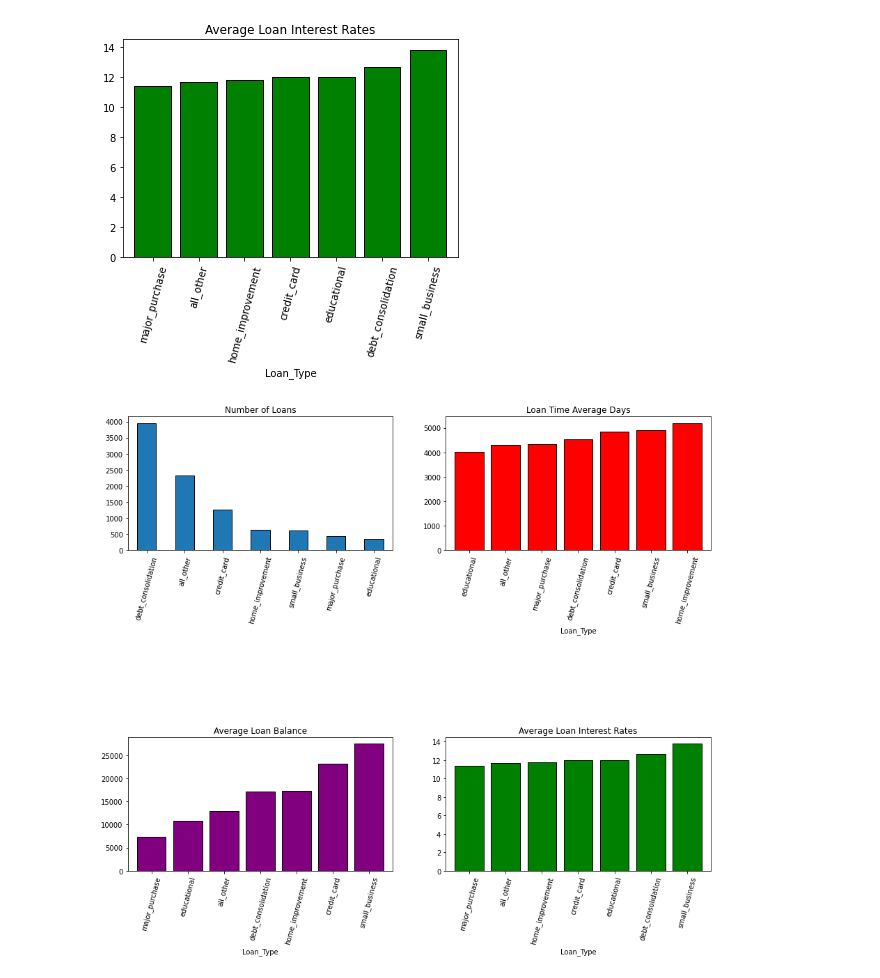
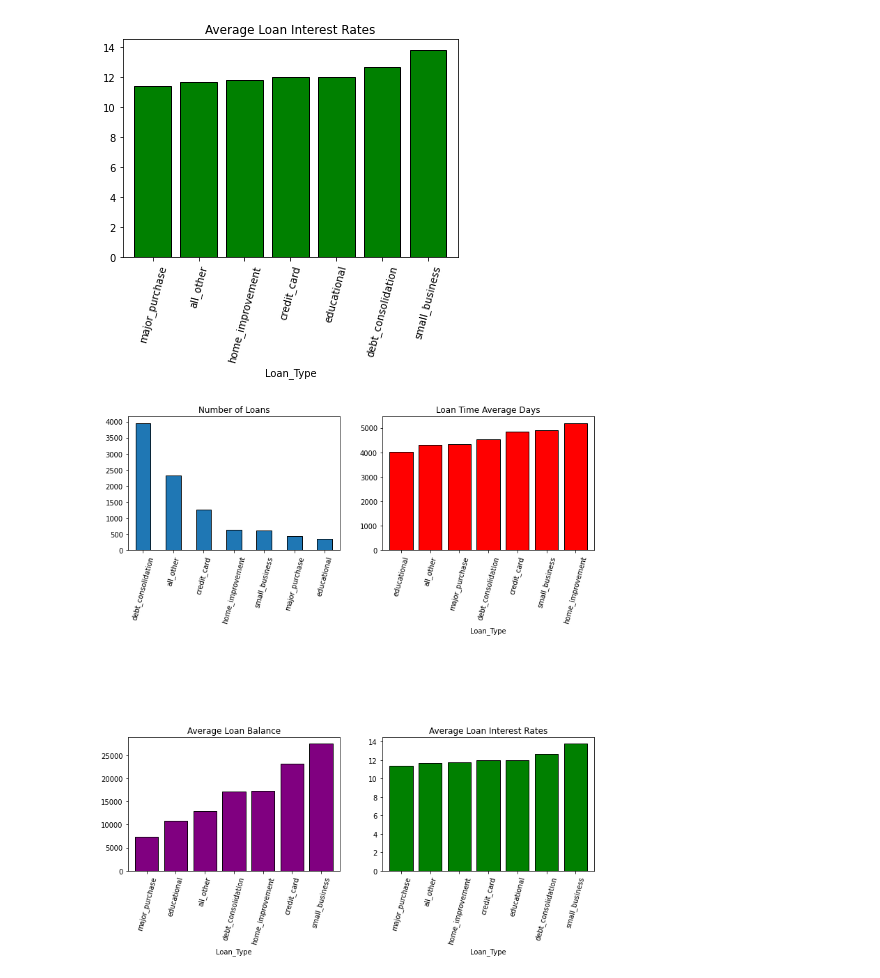
Before and after one commit to paulywog13/loan_data_analysis, a Jupyter notebook: Loan_Data_Analysis.ipynb, the cells around one changed output. Cells and saved outputs as stored; diff of their text form; code cells hidden in the pictures.

Commit message:
Space added to subplots to show plot labels on bar plots.

```diff
--- a/Loan_Data_Analysis.ipynb
+++ b/Loan_Data_Analysis.ipynb
@@ -175,19 +175,19 @@ interest_rate_plot = loan_type_avg_int_rate.plot.bar(title = "Average Loan Inter
 [figure]
 # %%
 #plt.subplot(#tot num of rows, tot num of cols, plot number)
-plt.figure(figsize = (15,12))
+plt.figure(figsize = (12,12))
 plt.subplot(3, 2, 1)
 numbers_plot= loan_numbers.plot.bar(title = "Number of Loans", edgecolor = 'black', rot = 75)
 plt.subplot(3, 2, 2)
 loan_days_plot = loan_type_avg_time.plot.bar(title = "Loan Time Average Days", width = 0.8, edgecolor = 'black',
                                                      color = "r", rot = 75)
 plt.subplot(3, 2, 5)
 loan_balance_plot = loan_type_avg_balance.plot.bar(title = "Average Loan Balance", width = 0.8, edgecolor = 'black',
                                                      color = "purple", rot = 75)
 plt.subplot(3, 2, 6)
 interest_rate_plot = loan_type_avg_int_rate.plot.bar(title = "Average Loan Interest Rates", width = 0.8, edgecolor = 'black',
                                                      color = "g", rot = 75)
 
 plt.show()
 # %% [output]
-[figure, old version]
+[figure, new version]
```
Also changed, not shown: parts of 4 cells of this notebook.
